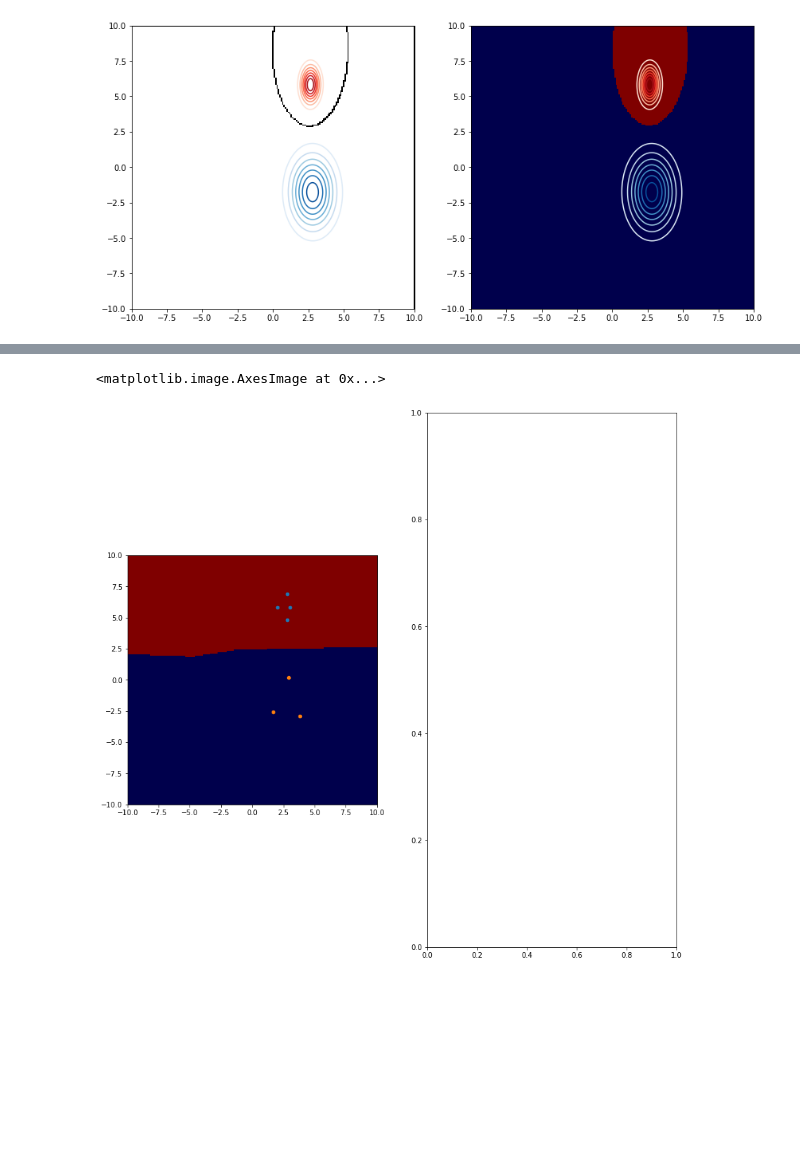
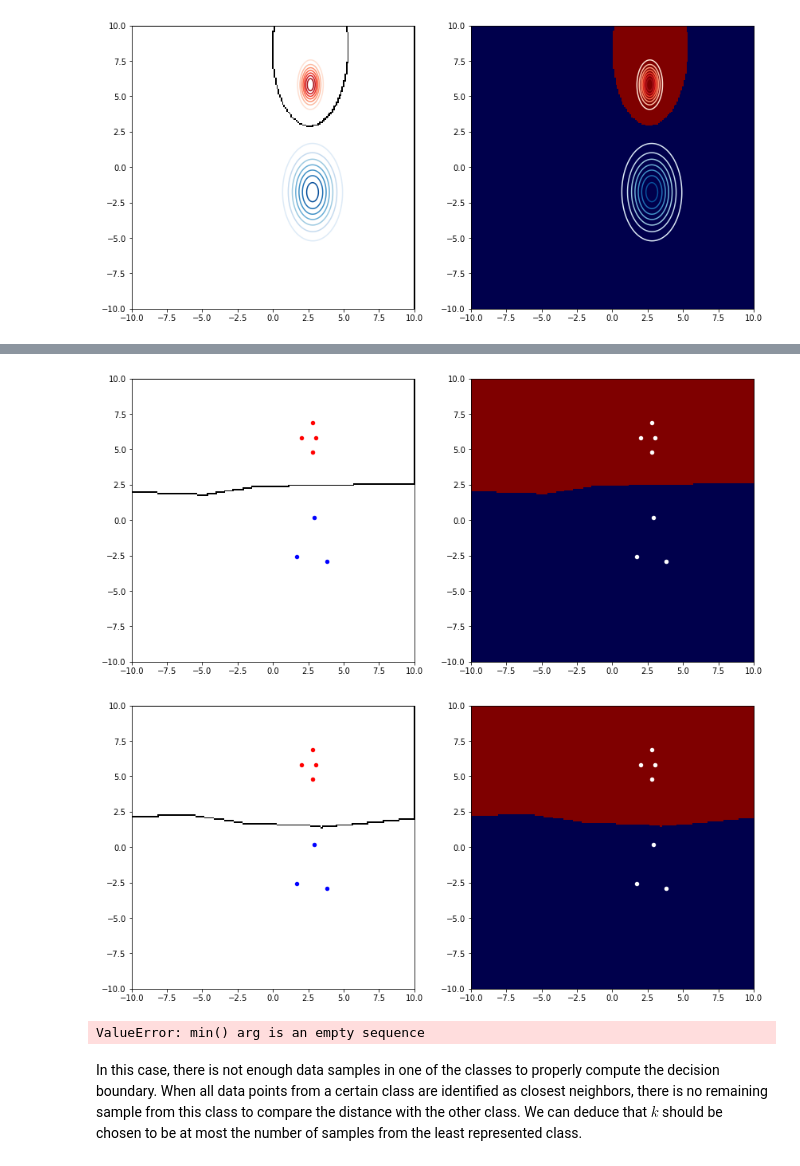
Before and after one commit to teobouvard/study, a Jupyter notebook: 4-UiS/machine-learning/assignments/lab3/labsol.ipynb, the cells around one changed output, grey strips where cells are left out. Cells and saved outputs as stored; diff of their text form; code cells hidden in the pictures; blank space fills up the shorter version.

```diff
--- a/4-UiS/machine-learning/assignments/lab3/labsol.ipynb
+++ b/4-UiS/machine-learning/assignments/lab3/labsol.ipynb
@@ -82,11 +89,20 @@ plot_regions(dist1_parzen, dist2_parzen)
 # %%
 knn_regions = knn(samples_1.T, samples_2.T, 1)
+
+plot_knn(samples_1, samples_2, knn_regions)
+# %% [output]
+[figure, added]
-# %%
-#plot_regions(knn_regions)
-fig, ax = plt.subplots(1, 2)
-ax[0].scatter(*samples_1, s=20)
-ax[0].scatter(*samples_2, s=20)
-ax[0].imshow(knn_regions[2].T, cmap=cm.seismic, extent=[-10, 10, -10, 10], origin='lower')
-# %% [output]
-<matplotlib.image.AxesImage at 0x...>
-[figure, removed]
+# %%
+knn_regions = knn(samples_1.T, samples_2.T, 3)
+
+plot_knn(samples_1, samples_2, knn_regions)
+# %% [output]
+[figure, added]
+# %%
+knn_regions = knn(samples_1.T, samples_2.T, 5)
+
+plot_knn(samples_1, samples_2, knn_regions)
+# %% [output]
+ValueError: min() arg is an empty sequence
+# %% [markdown]
+In this case, there is not enough data samples in one of the classes to properly compute the decision boundary. When all data points from a certain class are identified as closest neighbors, there is no remaining sample from this class to compare the distance with the other class. We can deduce that $k$ should be chosen to be at most the number of samples from the least represented class.
```
Also changed, not shown: parts of 9 cells of this notebook, 4 other files.
